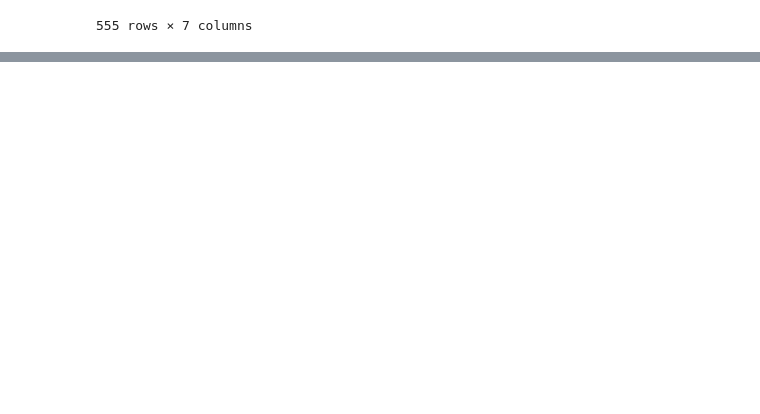
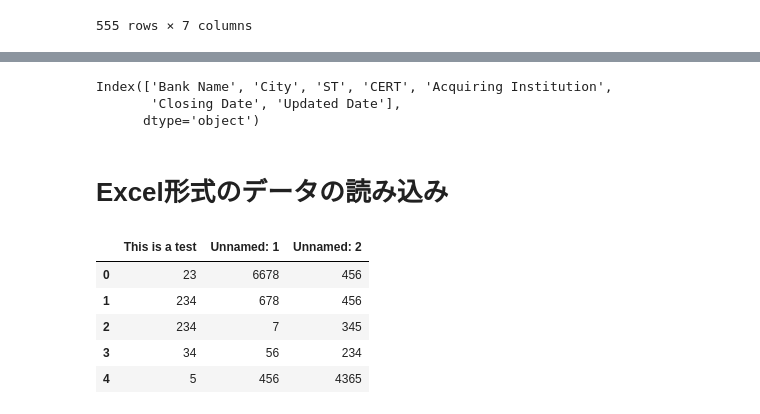
Before and after one commit to aki-06/Data_Science, a Jupyter notebook: 20180503_データ解析の基礎.ipynb, the cells around one changed output, grey strips where cells are left out. Drawn from its saved outputs; the diff is of its cells as text; code cells hidden in the pictures; blank space fills up the shorter version.

Commit message:
Excel形式のデータの読み込み

```diff
--- a/20180503_データ解析の基礎.ipynb
+++ b/20180503_データ解析の基礎.ipynb
@@ -80,0 +105,8 @@ df
+# %%
+df.columns
+# %% [output]
+Index(['Bank Name', 'City', 'ST', 'CERT', 'Acquiring Institution',
+       'Closing Date', 'Updated Date'],
+      dtype='object')
+# %% [markdown]
+# Excel形式のデータの読み込み
@@ -80,0 +115,11 @@ df
+# %%
+df = pd.read_excel('Lec_28_test.xlsx', sheetname='Sheet1')
+# %%
+df
+# %% [output]
+|  | This is a test | Unnamed: 1 | Unnamed: 2 |
+| 0 | 23 | 6678 | 456 |
+| 1 | 234 | 678 | 456 |
+| 2 | 234 | 7 | 345 |
+| 3 | 34 | 56 | 234 |
+| 4 | 5 | 456 | 4365 |
```
Also changed, not shown: parts of 3 cells of this notebook, 1 other file.
